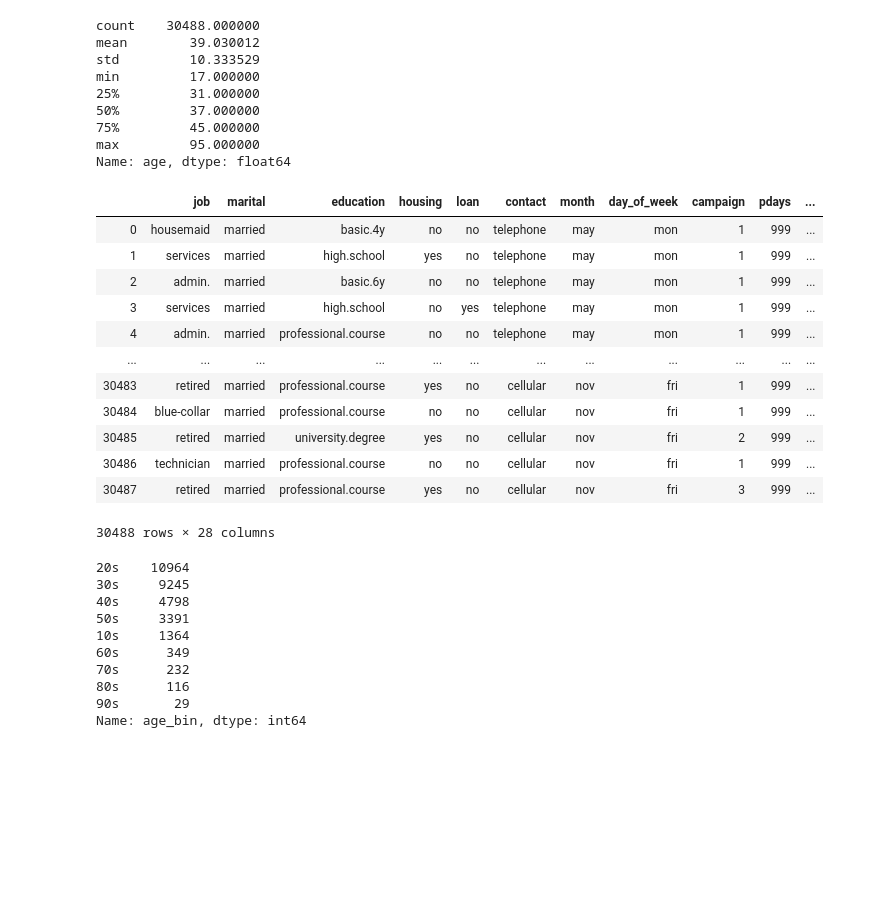
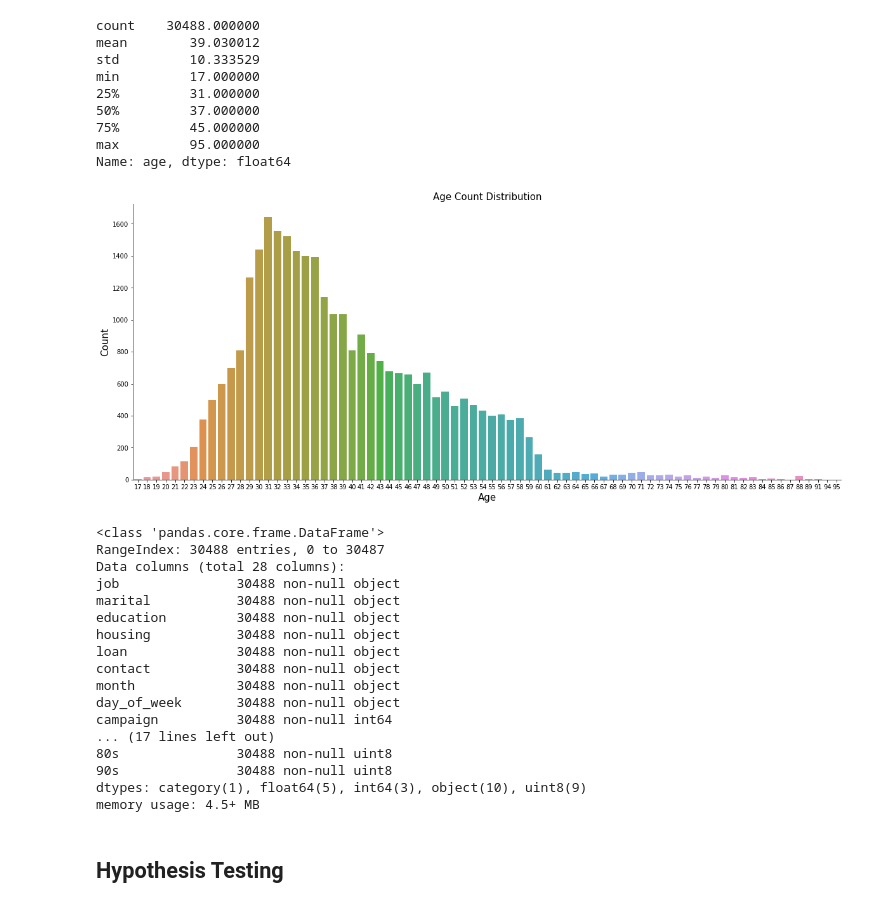
Before and after one commit to bellisor/mod3_project, a Jupyter notebook: Index.ipynb, the cells around one changed output. Cells and saved outputs as stored; diff of their text form; code cells hidden in the pictures; blank space fills up the shorter version.

```diff
--- a/Index.ipynb
+++ b/Index.ipynb
@@ -149,3 +152,5 @@ clean_drop(df)
+# %%
+df.replace(yes_no, inplace=True)
 # %%
 for (columnName, columnData) in df.iteritems():
    print('Colunm Name : ', columnName)
@@ -229,6 +234,16 @@ min         17.000000
 75%         45.000000
 max         95.000000
 Name: age, dtype: float64
+# %%
+fig, ax = plt.subplots()
+fig.set_size_inches(20,8)
+sns.countplot(x = 'age', data = df)
+ax.set_xlabel('Age', fontsize=15)
+ax.set_ylabel('Count', fontsize=15)
+ax.set_title('Age Count Distribution', fontsize=15)
+sns.despine()
+# %% [output]
+[figure, added]
 # %%
 #bin the ages seperated out by decade
 
@@ -238,31 +253,24 @@ dums = pd.get_dummies(df['age_bin'])
 df.drop(columns=['age'], axis =1, inplace =True)
 df=df.join(dums)
 # %%
-df
+df.info()
 # %% [output]
-|  | job | marital | education | housing | loan | contact | month | day_of_week | campaign | pdays | ... |
-| 0 | housemaid | married | basic.4y | no | no | telephone | may | mon | 1 | 999 | ... |
-| 1 | services | married | high.school | yes | no | telephone | may | mon | 1 | 999 | ... |
-| 2 | admin. | married | basic.6y | no | no | telephone | may | mon | 1 | 999 | ... |
-| 3 | services | married | high.school | no | yes | telephone | may | mon | 1 | 999 | ... |
-| 4 | admin. | married | professional.course | no | no | telephone | may | mon | 1 | 999 | ... |
-| ... | ... | ... | ... | ... | ... | ... | ... | ... | ... | ... | ... |
-| 30483 | retired | married | professional.course | yes | no | cellular | nov | fri | 1 | 999 | ... |
-| 30484 | blue-collar | married | professional.course | no | no | cellular | nov | fri | 1 | 999 | ... |
-| 30485 | retired | married | university.degree | yes | no | cellular | nov | fri | 2 | 999 | ... |
-| 30486 | technician | married | professional.course | no | no | cellular | nov | fri | 1 | 999 | ... |
-| 30487 | retired | married | professional.course | yes | no | cellular | nov | fri | 3 | 999 | ... |
-30488 rows × 28 columns
+<class 'pandas.core.frame.DataFrame'>
+RangeIndex: 30488 entries, 0 to 30487
+Data columns (total 28 columns):
+job               30488 non-null object
+marital           30488 non-null object
+education         30488 non-null object
+housing           30488 non-null object
+loan              30488 non-null object
+contact           30488 non-null object
+month             30488 non-null object
+day_of_week       30488 non-null object
+campaign          30488 non-null int64
+... (17 lines left out)
+80s               30488 non-null uint8
+90s               30488 non-null uint8
+dtypes: category(1), float64(5), int64(3), object(10), uint8(9)
+memory usage: 4.5+ MB
-# %%
-df.age_bin.value_counts()
-# %% [output]
-20s    10964
-30s     9245
-40s     4798
-50s     3391
-10s     1364
-60s      349
-70s      232
-80s      116
-90s       29
-Name: age_bin, dtype: int64
+# %% [markdown]
+## Hypothesis Testing
```
Also changed, not shown: parts of 9 cells of this notebook.
